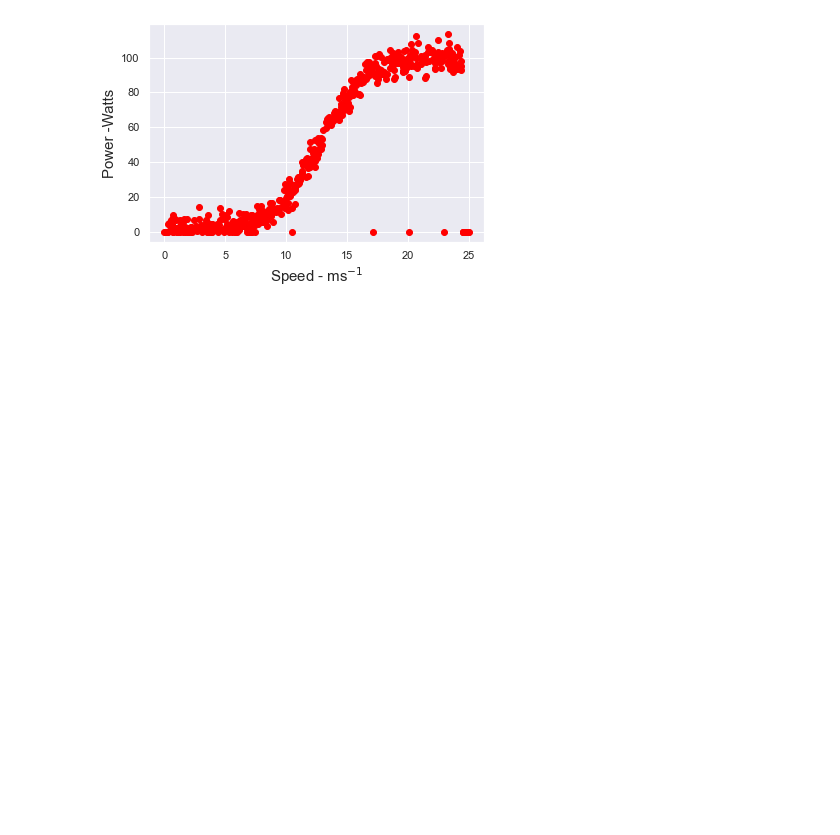
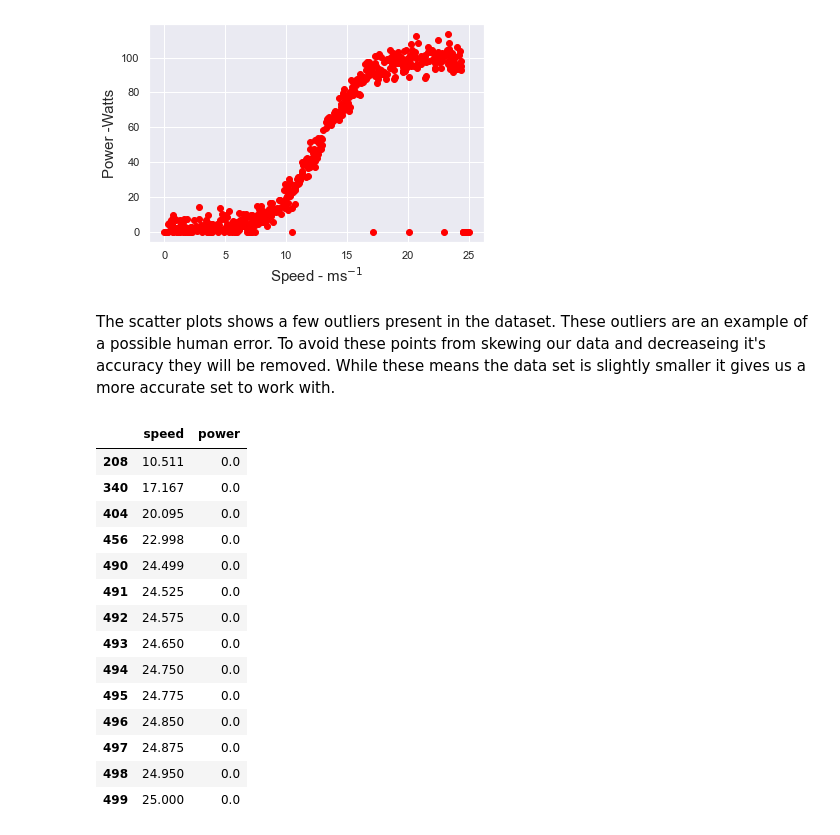
Before and after one commit to NeilByrne97/Emerging-Technology-Assessment, a Jupyter notebook: Training.ipynb, the cells around one changed output. Drawn from its saved outputs; the diff is of its cells as text; code cells hidden in the pictures; blank space fills up the shorter version.

```diff
--- a/Training.ipynb
+++ b/Training.ipynb
@@ -32,3 +66,26 @@ def scatter_plot(X, y):
 scatter_plot(X, y)
 # %% [output]
 [figure]
+# %% [markdown]
+The scatter plots shows a few outliers present in the dataset. These outliers are an example of a possible human error.
+To avoid these points from skewing our data and decreaseing it's accuracy they will be removed. While these means the
+data set is slightly smaller it gives us a more accurate set to work with.
+# %%
+# Locate data points where speed is > 10 and power is = 0
+data.loc[(data['power'] == 0 ) & (data['speed'] > 10)]
+# %% [output]
+|  | speed | power |
+| 208 | 10.511 | 0.0 |
+| 340 | 17.167 | 0.0 |
+| 404 | 20.095 | 0.0 |
+| 456 | 22.998 | 0.0 |
+| 490 | 24.499 | 0.0 |
+| 491 | 24.525 | 0.0 |
+| 492 | 24.575 | 0.0 |
+| 493 | 24.650 | 0.0 |
+| 494 | 24.750 | 0.0 |
+| 495 | 24.775 | 0.0 |
+| 496 | 24.850 | 0.0 |
+| 497 | 24.875 | 0.0 |
+| 498 | 24.950 | 0.0 |
+| 499 | 25.000 | 0.0 |
```
Also changed, not shown: parts of 8 cells of this notebook.
